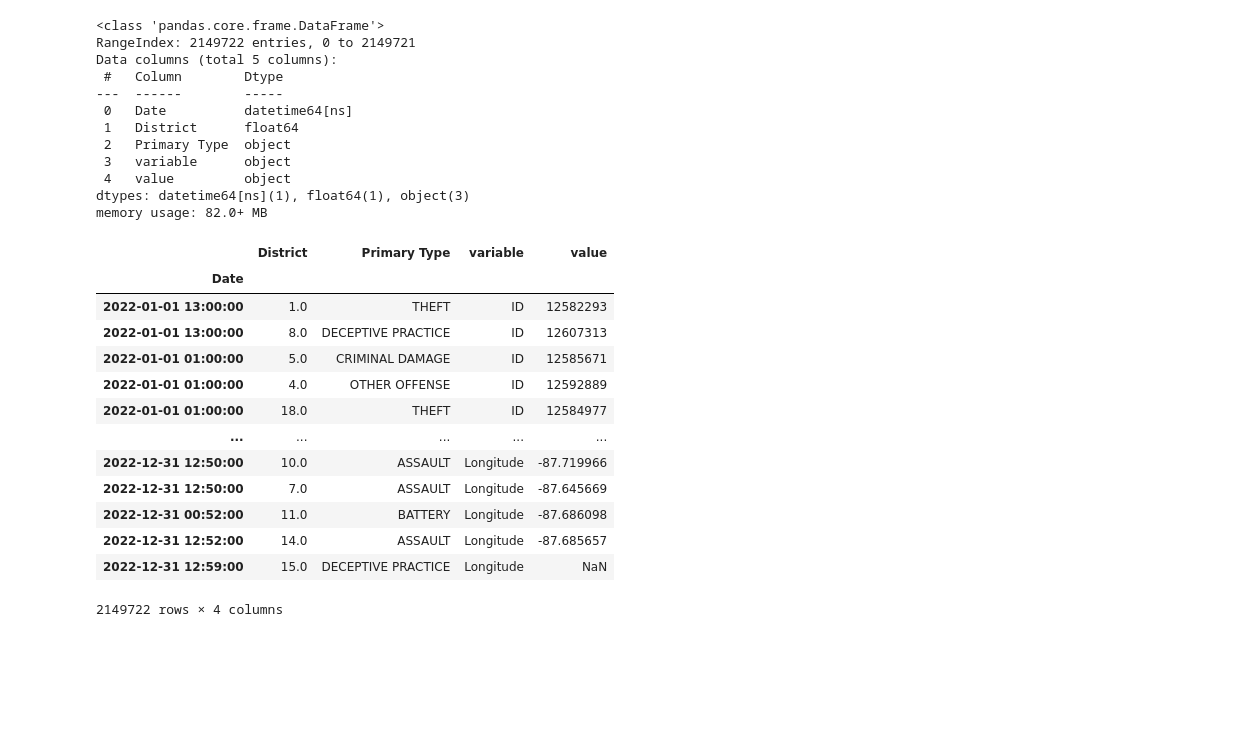
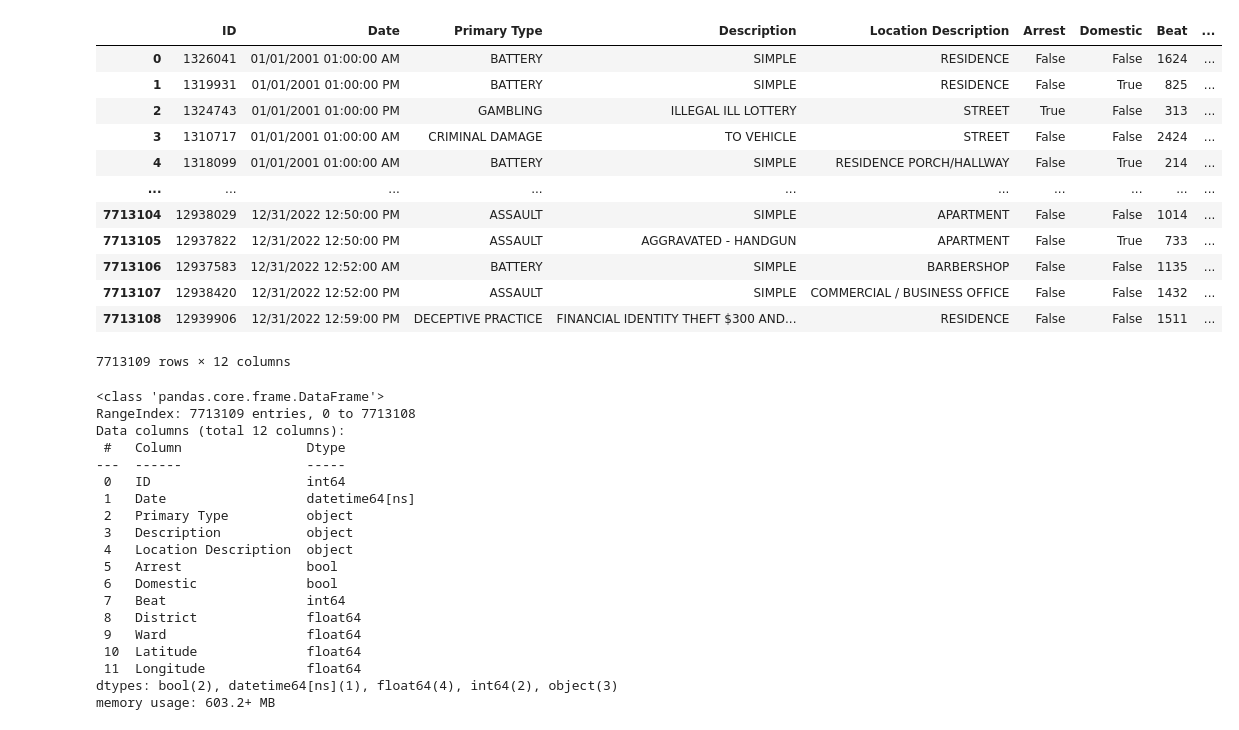
Before and after one commit to sof2401/Data-Visualization, a Jupyter notebook: Week 1/Project 3 - Part 1.ipynb, the cells around one changed output. Cells and saved outputs as stored; diff of their text form; code cells hidden in the pictures; blank space fills up the shorter version.

```diff
--- a/Week 1/Project 3 - Part 1.ipynb
+++ b/Week 1/Project 3 - Part 1.ipynb
@@ -37,34 +57,40 @@ melted
+# %%
+df= pd.read_csv('combined_data.csv')
+df
+# %% [output]
+|  | ID | Date | Primary Type | Description | Location Description | Arrest | Domestic | Beat | ... |
+| 0 | 1326041 | 01/01/2001 01:00:00 AM | BATTERY | SIMPLE | RESIDENCE | False | False | 1624 | ... |
+| 1 | 1319931 | 01/01/2001 01:00:00 PM | BATTERY | SIMPLE | RESIDENCE | False | True | 825 | ... |
+| 2 | 1324743 | 01/01/2001 01:00:00 PM | GAMBLING | ILLEGAL ILL LOTTERY | STREET | True | False | 313 | ... |
+| 3 | 1310717 | 01/01/2001 01:00:00 AM | CRIMINAL DAMAGE | TO VEHICLE | STREET | False | False | 2424 | ... |
+| 4 | 1318099 | 01/01/2001 01:00:00 AM | BATTERY | SIMPLE | RESIDENCE PORCH/HALLWAY | False | True | 214 | ... |
+| ... | ... | ... | ... | ... | ... | ... | ... | ... | ... |
+| 7713104 | 12938029 | 12/31/2022 12:50:00 PM | ASSAULT | SIMPLE | APARTMENT | False | False | 1014 | ... |
+| 7713105 | 12937822 | 12/31/2022 12:50:00 PM | ASSAULT | AGGRAVATED - HANDGUN | APARTMENT | False | True | 733 | ... |
+| 7713106 | 12937583 | 12/31/2022 12:52:00 AM | BATTERY | SIMPLE | BARBERSHOP | False | False | 1135 | ... |
+| 7713107 | 12938420 | 12/31/2022 12:52:00 PM | ASSAULT | SIMPLE | COMMERCIAL / BUSINESS OFFICE | False | False | 1432 | ... |
+| 7713108 | 12939906 | 12/31/2022 12:59:00 PM | DECEPTIVE PRACTICE | FINANCIAL IDENTITY THEFT $300 AND... | RESIDENCE | False | False | 1511 | ... |
+7713109 rows × 12 columns
 # %%
-melted['Date'] = pd.to_datetime(melted['Date'])
-melted.info()
+df['Date'] = pd.to_datetime(df['Date'])
+df.info()
 # %% [output]
 <class 'pandas.core.frame.DataFrame'>
-RangeIndex: 2149722 entries, 0 to 2149721
-Data columns (total 5 columns):
- #   Column        Dtype
----  ------        -----
- 0   Date          datetime64[ns]
- 1   District      float64
- 2   Primary Type  object
- 3   variable      object
- 4   value         object
-dtypes: datetime64[ns](1), float64(1), object(3)
-memory usage: 82.0+ MB
+RangeIndex: 7713109 entries, 0 to 7713108
+Data columns (total 12 columns):
+ #   Column                Dtype
+---  ------                -----
+ 0   ID                    int64
+ 1   Date                  datetime64[ns]
+ 2   Primary Type          object
+ 3   Description           object
+ 4   Location Description  object
+ 5   Arrest                bool
+ 6   Domestic              bool
+ 7   Beat                  int64
+ 8   District              float64
+ 9   Ward                  float64
+ 10  Latitude              float64
+ 11  Longitude             float64
+dtypes: bool(2), datetime64[ns](1), float64(4), int64(2), object(3)
+memory usage: 603.2+ MB
-# %%
-melted= melted.set_index("Date")
-melted
-# %% [output]
-|  | District | Primary Type | variable | value |
-| Date |  |  |  |  |
-| 2022-01-01 13:00:00 | 1.0 | THEFT | ID | 12582293 |
-| 2022-01-01 13:00:00 | 8.0 | DECEPTIVE PRACTICE | ID | 12607313 |
-| 2022-01-01 01:00:00 | 5.0 | CRIMINAL DAMAGE | ID | 12585671 |
-| 2022-01-01 01:00:00 | 4.0 | OTHER OFFENSE | ID | 12592889 |
-| 2022-01-01 01:00:00 | 18.0 | THEFT | ID | 12584977 |
-| ... | ... | ... | ... | ... |
-| 2022-12-31 12:50:00 | 10.0 | ASSAULT | Longitude | -87.719966 |
-| 2022-12-31 12:50:00 | 7.0 | ASSAULT | Longitude | -87.645669 |
-| 2022-12-31 00:52:00 | 11.0 | BATTERY | Longitude | -87.686098 |
-| 2022-12-31 12:52:00 | 14.0 | ASSAULT | Longitude | -87.685657 |
-| 2022-12-31 12:59:00 | 15.0 | DECEPTIVE PRACTICE | Longitude | NaN |
-2149722 rows × 4 columns
```
Also changed, not shown: parts of 11 cells of this notebook.
